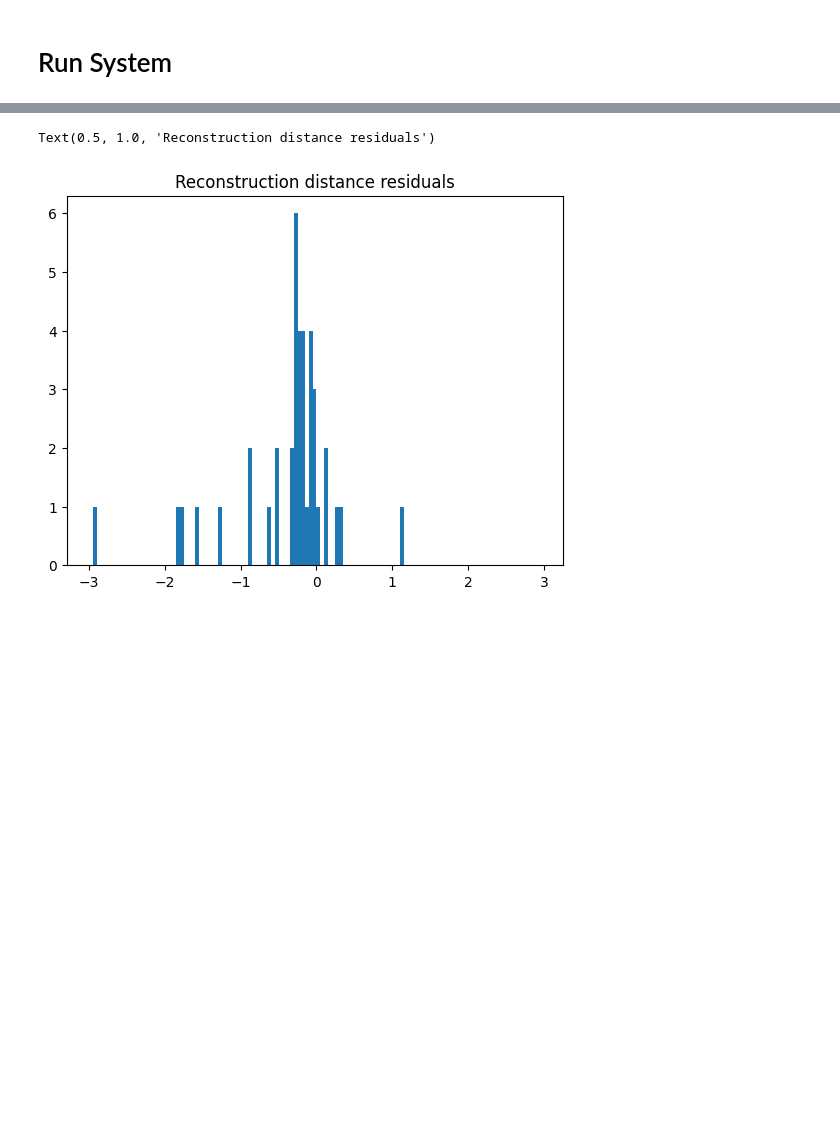
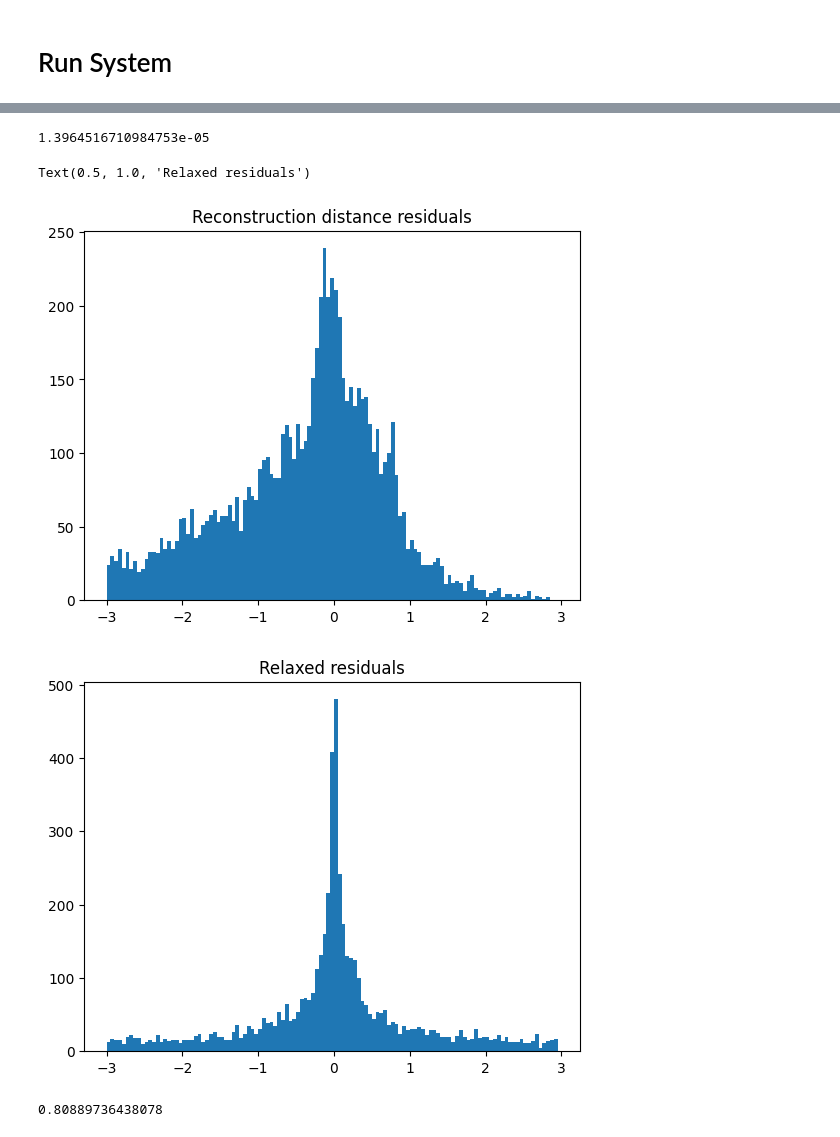
Before and after one commit to Etomer/structure-from-sound-python, a Jupyter notebook: slask/proto_uvabo_system.ipynb, the cells around one changed output, grey strips where cells are left out. Cells and saved outputs as stored; diff of their text form; code cells hidden in the pictures; blank space fills up the shorter version.

Commit message:
Works on most of tdoa_20201016 most of the time at this point

```diff
--- a/slask/proto_uvabo_system.ipynb
+++ b/slask/proto_uvabo_system.ipynb
@@ -9,17 +12,25 @@ np.set_printoptions(linewidth=200)
 # Synthetic Data Generation
 # %%
 # Synthetic problem
-r = np.random.random((12,3))
-s = np.random.random((40,3))
+r_gt = np.random.random((12,3))
+s_gt = np.random.random((1000,3))
 
-q = np.sqrt(np.sum((np.expand_dims(r,1) - np.expand_dims(s,0))**2,axis=2))
+q = np.sqrt(np.sum((np.expand_dims(r_gt,1) - np.expand_dims(s_gt,0))**2,axis=2))
 offsets_gt = np.random.rand(1,q.shape[1])
-q = q + offsets_gt + 0.01*np.random.randn(*q.shape)
+noise_std = 0.02
+q = q + offsets_gt + noise_std*np.random.randn(*q.shape)
 outlier_idx = np.random.rand(*q.shape) < 0.1
-q[outlier_idx] = np.random.rand(*q.shape)[outlier_idx]*3
+q[outlier_idx] = np.random.rand(*q.shape)[outlier_idx]*3 #+ ((np.random.rand(*q.shape)[outlier_idx] < 0.5)*600 - 300)
 
 tdoa_df = pd.DataFrame(q)
 tdoa = tdoa_df.to_numpy()
 tdoa_df
+
+#tdoa -= np.median(tdoa,axis=0)
+tdoa_df
+
+#fake_scale = np.median((tdoa.flatten())**2)**0.5
+
+#tdoa /= fake_scale
 # %% [output]
 |  | 0 | 1 | 2 | 3 | 4 | 5 | 6 | 7 | 8 | 9 | ... | ... |
@@ -38,0 +50,8 @@ tdoa_df
+# %%
+# Load real data?
+#path = "./results/python_solver/tdoa_20201016/data/music_0015/"
+path = "./results/python_solver_new2/tdoa_20201016/data/music_0012/"
+tdoa = np.load(path + "tdoa_vectors.npy").T
+tdoa_df = pd.DataFrame(tdoa)
+tdoa = tdoa_df.to_numpy()
+tdoa_df
@@ -321,11 +504,17 @@ class OffsetSolver95(OffsetSolver):
 # %% [markdown]
 # Run System
 # %%
-tp = TxoaProblem(tdoa)
+
+tp = TxoaProblem(tdoa, tol=noise_std, tol_std=3)
 tp.solve_for_offset(OffsetSolver95)
 tp.bundle(steps=100)
 tp.ransac_expand_to_all_rows()
-tp.bundle(steps=100)
+tp.bundle(steps=10000, lr=1e-3)
+# Re-estimate all rows and columns
+tp.ransac_reestimated_to_all_rows()
+tp.bundle(steps=1000, lr=1e-3)
+tp.ransac_reestimated_to_all_cols()
+tp.bundle(steps=1000, lr=1e-3)
 plt.hist(tp.get_residuals().flatten(),np.arange(-3,3,0.05));
 plt.title("Relaxed residuals")
 # %% [output]
@@ -334,10 +551,31 @@ Text(0.5, 1.0, 'Relaxed residuals')
+# %%
+u,v,a,b,o = tp.sol.u, tp.sol.v, tp.sol.a, tp.sol.b,tp.sol.o
+
+print(np.median(np.abs(np.concatenate([np.diag(u.T@u) - a.T, np.diag(v.T@v) - b],axis=1))))
+#R,S = tp.upgrade(ransac_iter=100)
+#print(np.median(np.abs(np.concatenate([np.diag(u.T@u) - a.T, np.diag(v.T@v) - b],axis=1))))
+# %% [output]
+1.3964516710984753e-05
 # %%
-R,S = tp.upgrade(ransac_iter=1000, tol=0.1)
+#R,S = tp.upgrade(ransac_iter=100)
+
+R,S = tp.sol.u, tp.sol.v
+
 est = np.sqrt(np.sum((np.expand_dims(R.T,1) - np.expand_dims(S.T,0))**2,axis=2))
 res = tp.data - tp.sol.o - est
 plt.hist((res).flatten(), bins=np.arange(-3,3,0.05));
 plt.title("Reconstruction distance residuals")
+plt.figure()
+plt.hist(tp.get_residuals().flatten(),np.arange(-3,3,0.05));
+plt.title("Relaxed residuals")
 # %% [output]
-Text(0.5, 1.0, 'Reconstruction distance residuals')
+Text(0.5, 1.0, 'Relaxed residuals')
-[figure, old version]
+[figure, new version]
+[figure, added]
+# %%
+#S - S1
+#R - R1
+np.median(np.abs(res))
+# %% [output]
+0.80889736438078
 # %%
```
Also changed, not shown: parts of 17 cells of this notebook, 10 other files.
